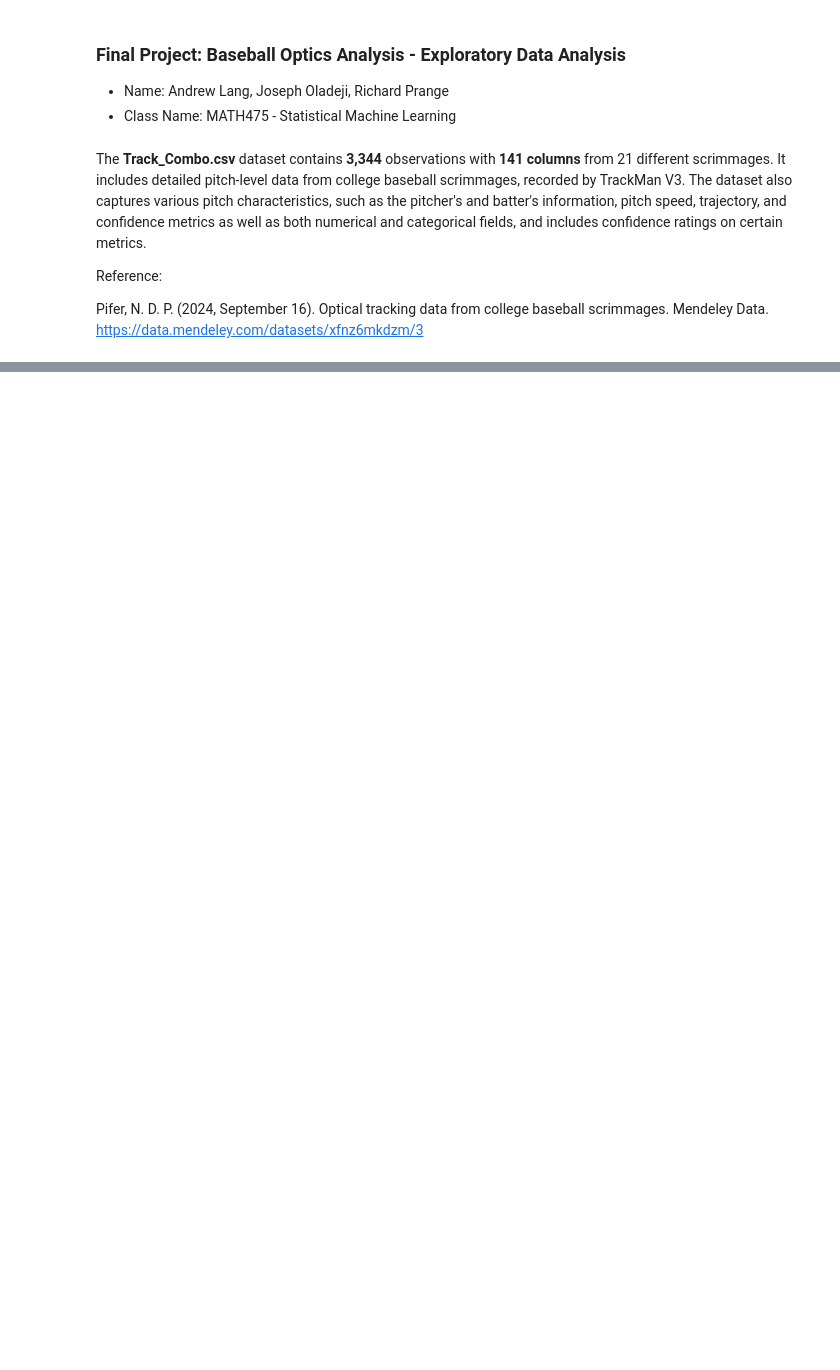
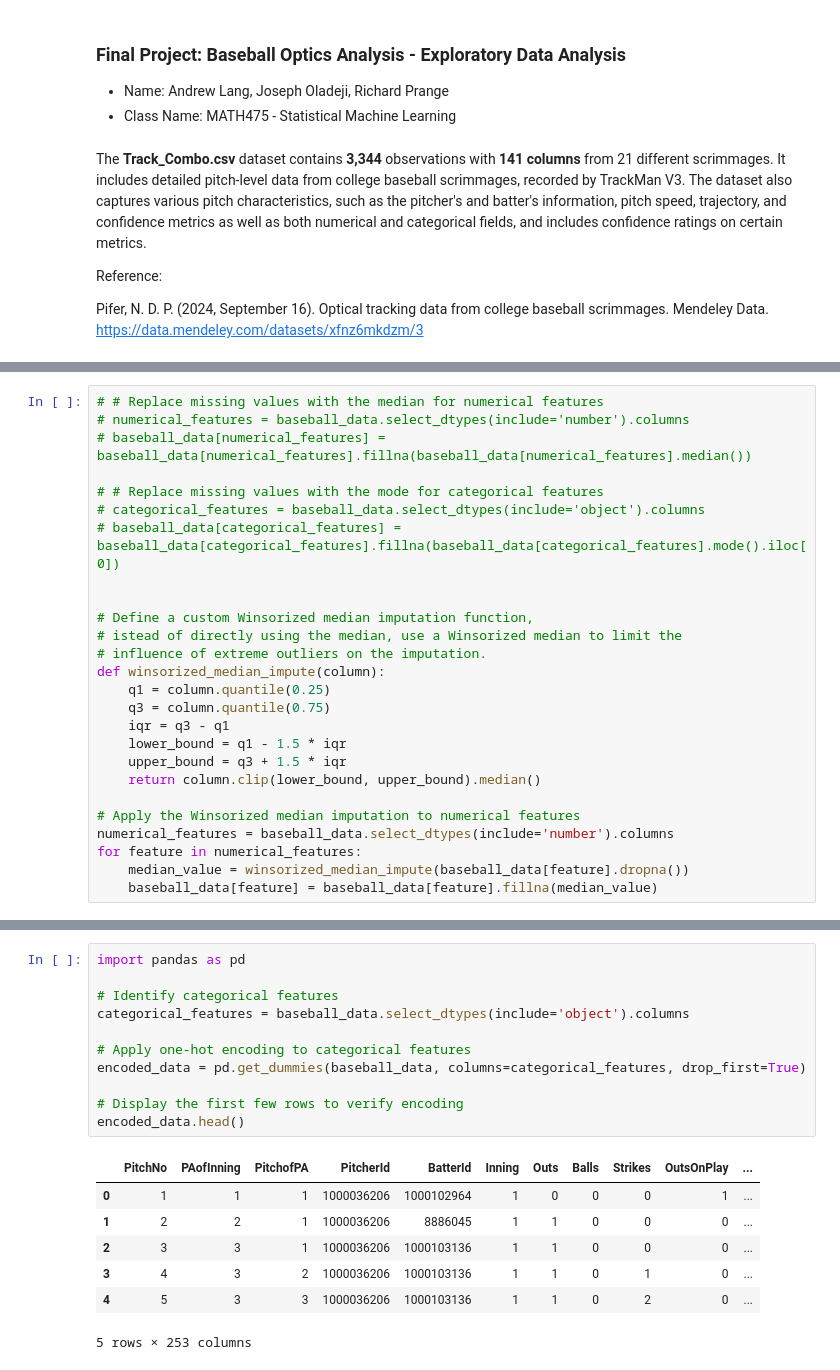
Before and after one commit to indexjoseph/BaseballOpticsAnalysis, a Jupyter notebook: BaseballOpticsAnalysis_EDA.ipynb, the cells around one changed output, grey strips where cells are left out. Saved outputs shown, nothing was run; the diff lists cells and outputs as text; blank space fills up the shorter version.

```diff
--- a/BaseballOpticsAnalysis_EDA.ipynb
+++ b/BaseballOpticsAnalysis_EDA.ipynb
@@ -71,0 +72,26 @@ Length: 115, dtype: float64
+# %%
+# # Replace missing values with the median for numerical features
+# numerical_features = baseball_data.select_dtypes(include='number').columns
+# baseball_data[numerical_features] = baseball_data[numerical_features].fillna(baseball_data[numerical_features].median())
+
+# # Replace missing values with the mode for categorical features
+# categorical_features = baseball_data.select_dtypes(include='object').columns
+# baseball_data[categorical_features] = baseball_data[categorical_features].fillna(baseball_data[categorical_features].mode().iloc[0])
+
+
+# Define a custom Winsorized median imputation function,
+# istead of directly using the median, use a Winsorized median to limit the
+# influence of extreme outliers on the imputation.
+def winsorized_median_impute(column):
+    q1 = column.quantile(0.25)
+    q3 = column.quantile(0.75)
+    iqr = q3 - q1
+    lower_bound = q1 - 1.5 * iqr
+    upper_bound = q3 + 1.5 * iqr
+    return column.clip(lower_bound, upper_bound).median()
+
+# Apply the Winsorized median imputation to numerical features
+numerical_features = baseball_data.select_dtypes(include='number').columns
+for feature in numerical_features:
+    median_value = winsorized_median_impute(baseball_data[feature].dropna())
+    baseball_data[feature] = baseball_data[feature].fillna(median_value)
@@ -71,0 +285,19 @@ Length: 115, dtype: float64
+# %%
+import pandas as pd
+
+# Identify categorical features
+categorical_features = baseball_data.select_dtypes(include='object').columns
+
+# Apply one-hot encoding to categorical features
+encoded_data = pd.get_dummies(baseball_data, columns=categorical_features, drop_first=True)
+
+# Display the first few rows to verify encoding
+encoded_data.head()
+# %% [output]
+|  | PitchNo | PAofInning | PitchofPA | PitcherId | BatterId | Inning | Outs | Balls | Strikes | OutsOnPlay | ... |
+| 0 | 1 | 1 | 1 | 1000036206 | 1000102964 | 1 | 0 | 0 | 0 | 1 | ... |
+| 1 | 2 | 2 | 1 | 1000036206 | 8886045 | 1 | 1 | 0 | 0 | 0 | ... |
+| 2 | 3 | 3 | 1 | 1000036206 | 1000103136 | 1 | 1 | 0 | 0 | 0 | ... |
+| 3 | 4 | 3 | 2 | 1000036206 | 1000103136 | 1 | 1 | 0 | 1 | 0 | ... |
+| 4 | 5 | 3 | 3 | 1000036206 | 1000103136 | 1 | 1 | 0 | 2 | 0 | ... |
+5 rows × 253 columns
```
Also changed, not shown: parts of 12 cells of this notebook.
